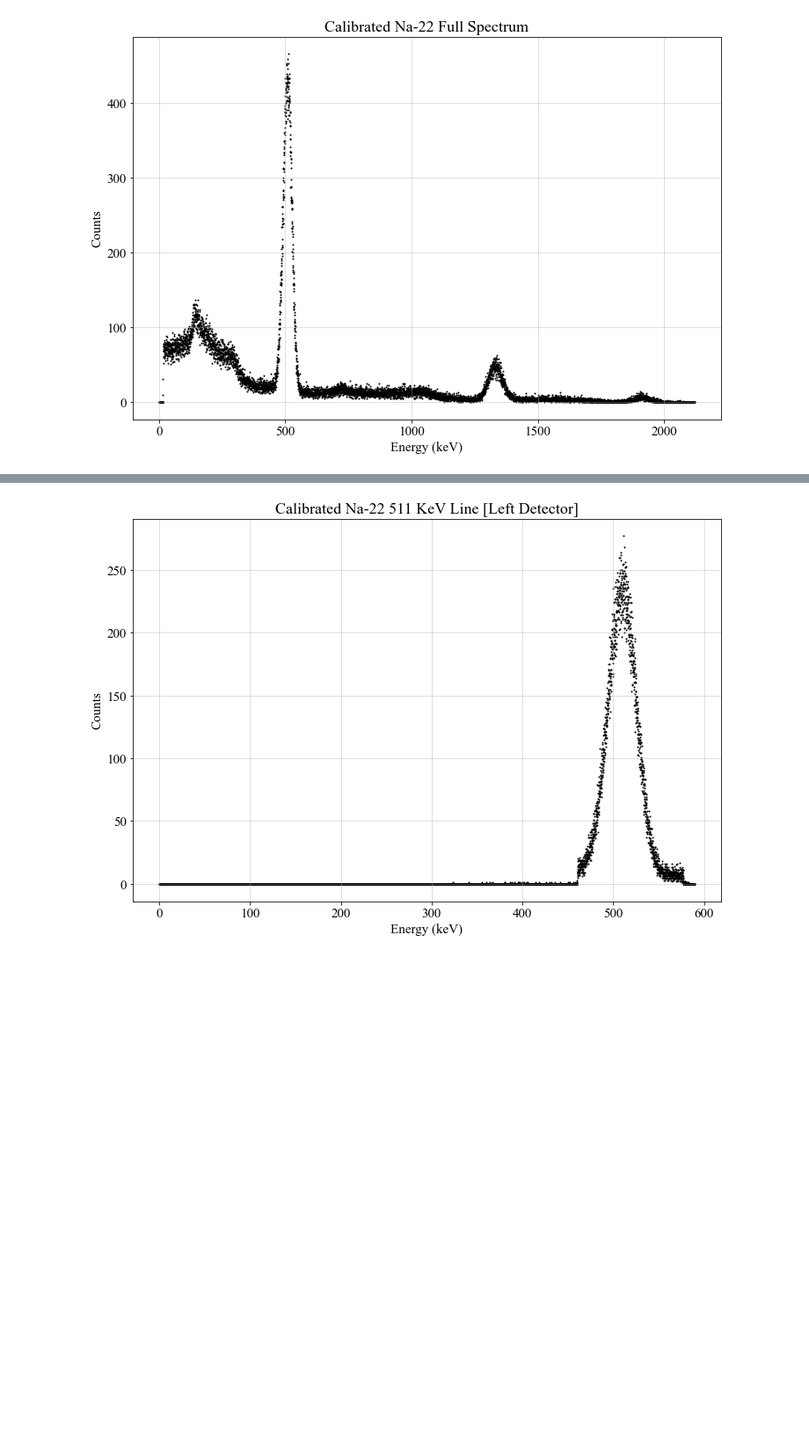
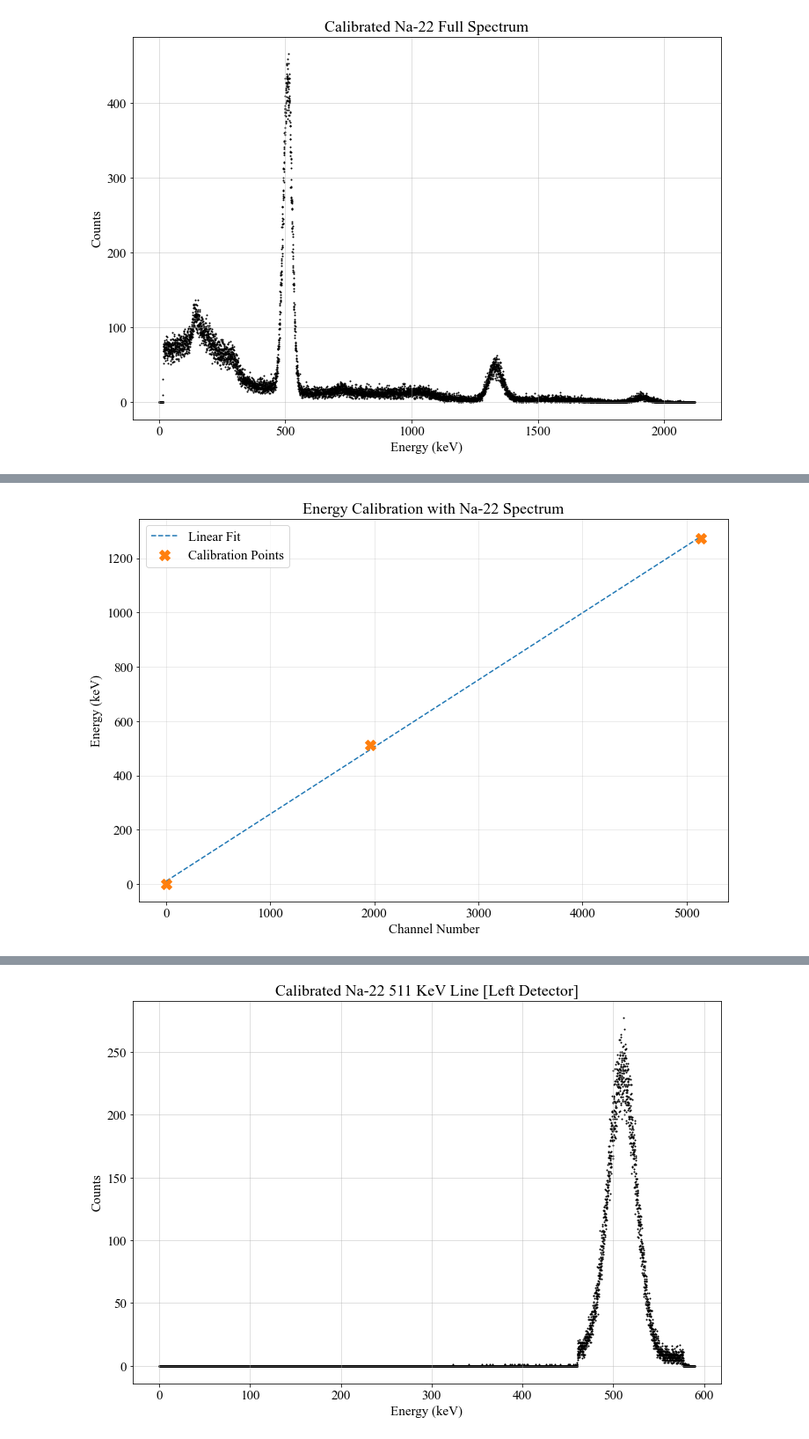
Before and after one commit to krtktwri/NuclearLifetimeMeasurement, a Jupyter notebook: calibrated_plots.ipynb, the cells around one changed output, grey strips where cells are left out. Shown: that part at 88% size. Saved outputs shown, nothing was run; the diff lists cells and outputs as text; code cells hidden in the pictures; blank space fills up the shorter version.

```diff
--- a/calibrated_plots.ipynb
+++ b/calibrated_plots.ipynb
@@ -11,0 +39,15 @@ plot_MCA('left_Na_1', True, 511)
+# %%
+calibration_points = np.array([0, popt1[1], popt2[1]])
+known_points = np.array([0, 511, 1274.5])
+
+popt, pcov = curve_fit(linear, calibration_points, known_points, p0=[0.2, 10])
+plt.plot(calibration_points, linear(calibration_points, *popt), '--', label='Linear Fit')
+plt.plot(calibration_points, known_points, 'X', markersize=12, label='Calibration Points')
+plt.legend()
+plt.xlabel('Channel Number')
+plt.ylabel('Energy (keV)')
+plt.title('Energy Calibration with Na-22 Spectrum')
+plt.grid(alpha=0.3)
+plt.savefig('fig/others/NaEnergyCalibration.png', dpi=300)
+# %% [output]
+[figure, added]
```
Also changed, not shown: parts of 11 cells of this notebook, 22 other files.
